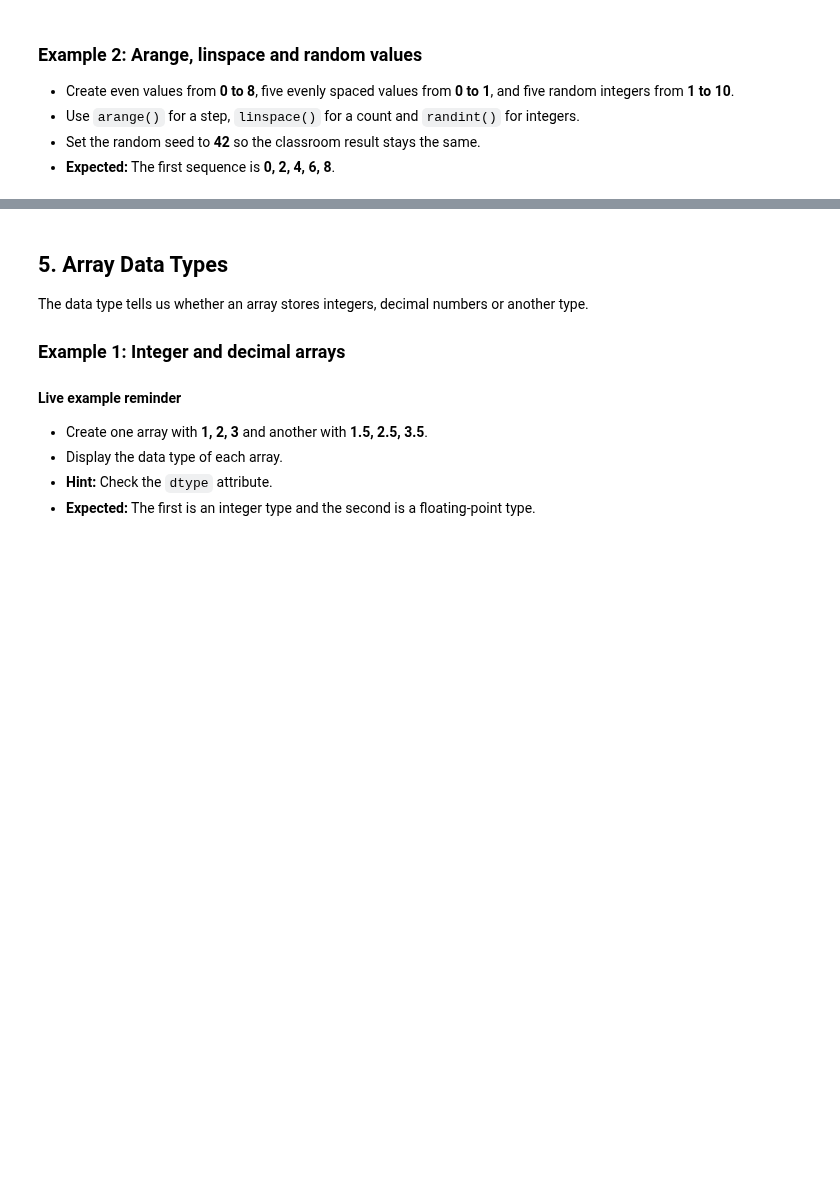
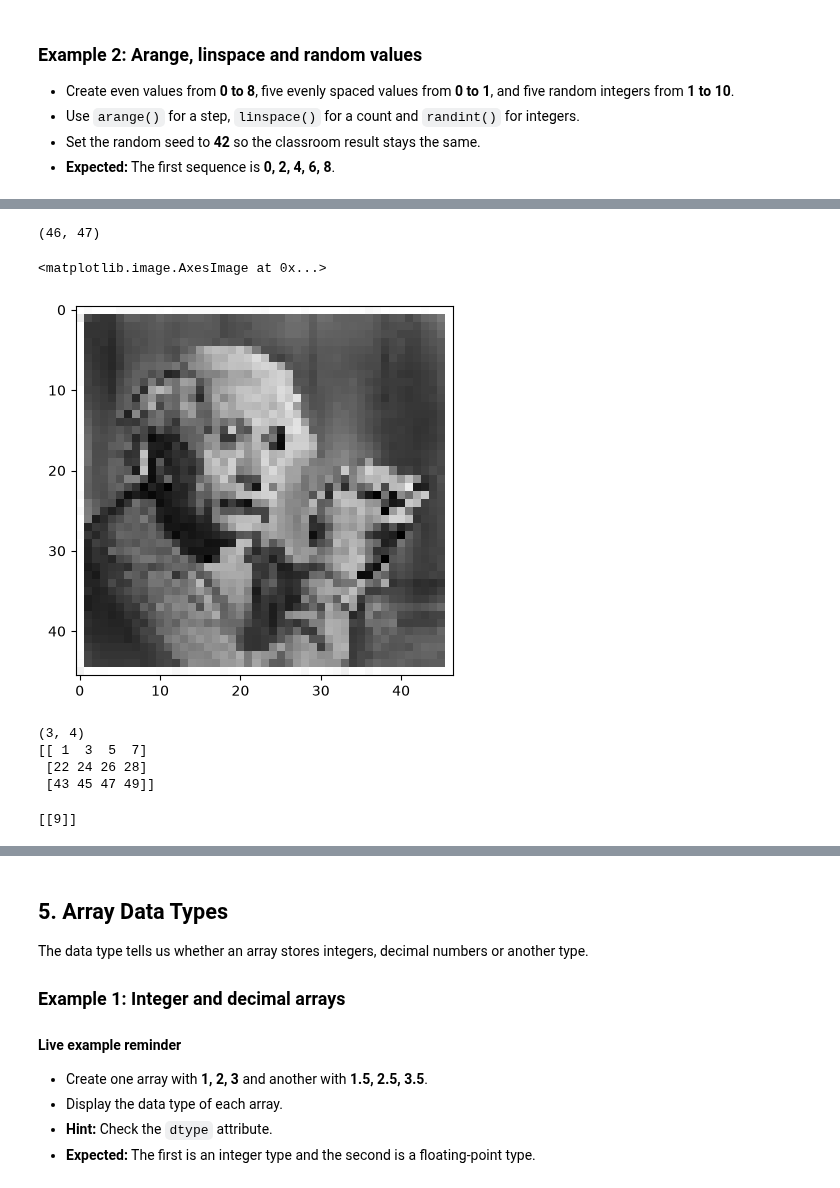
Before and after one commit to Muhammad-Huzifa/Cloud-Computing-AI-Course, a Jupyter notebook: Week-4/Code/numpy.ipynb, the cells around one changed output, grey strips where cells are left out. Saved outputs shown, nothing was run; the diff lists cells and outputs as text; code cells hidden in the pictures; blank space fills up the shorter version.

```diff
--- a/Week-4/Code/numpy.ipynb
+++ b/Week-4/Code/numpy.ipynb
@@ -319,0 +488,22 @@ NumPy can create common arrays without entering every value manually.
+# %%
+image_reduce_more = image_reduce[::2,::2]
+print(image_reduce_more.shape)
+plt.imshow(image_reduce_more , 'gray')
+# %% [output]
+(46, 47)
+<matplotlib.image.AxesImage at 0x...>
+[figure, added]
+# %%
+array_reduce = array_2d[::3 , ::2]
+print(array_reduce.shape)
+print(array_reduce)
+# %% [output]
+(3, 4)
+[[ 1  3  5  7]
+ [22 24 26 28]
+ [43 45 47 49]]
+# %%
+array_redce = array_2d[1:3:2, 1:3:2]
+print(array_redce)
+# %% [output]
+[[9]]
```
Also changed, not shown: parts of 76 cells of this notebook.
